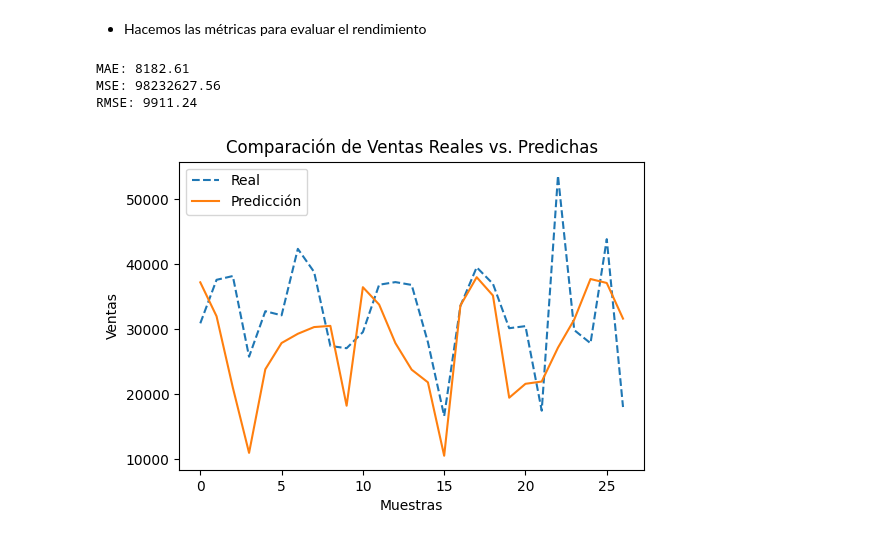
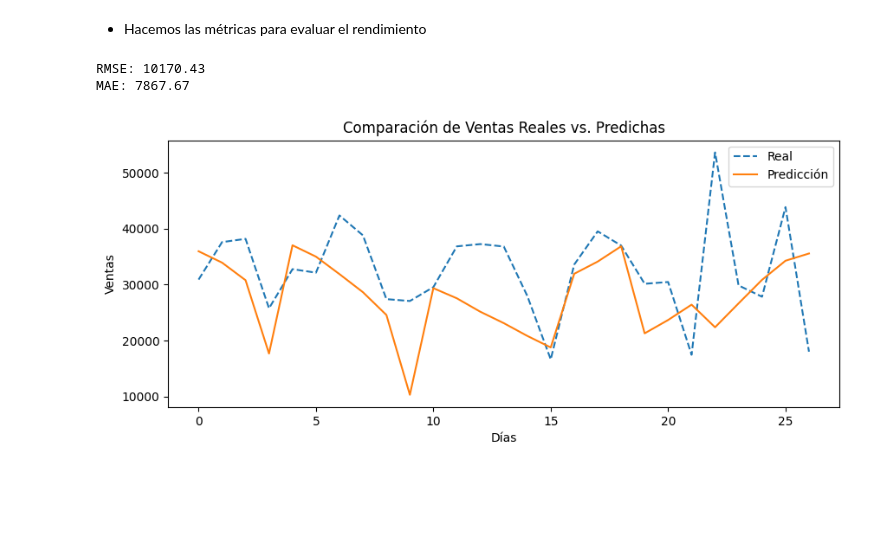
Before and after one commit to Proyecto-IA-y-BD/Proyecto-IA-BD, a Jupyter notebook: regression/src/models/keras.ipynb, the cells around one changed output. Saved outputs shown, nothing was run; the diff lists cells and outputs as text; code cells hidden in the pictures; blank space fills up the shorter version.

```diff
--- a/regression/src/models/keras.ipynb
+++ b/regression/src/models/keras.ipynb
@@ -65,12 +72,14 @@ model.fit(X_to_train, Y_to_train, epochs=150, batch_size=32, verbose=0)
 # %%
 df_to_test = pd.read_csv("../../data/dataset_prediction.csv", parse_dates=['InvoiceDate'])
+df_to_test = add_cyclic_features(df_to_test)
+df_to_test = add_holiday_feature(df_to_test)
+df_to_test = add_lags(df_to_test)
+df_to_test = add_rolling_means(df_to_test)
 
-df_to_test['Month_sin'] = np.sin(2 * np.pi * df_to_test['Month'] / 12)
-df_to_test['Month_cos'] = np.cos(2 * np.pi * df_to_test['Month'] / 12)
-df_to_test['Day_sin'] = np.sin(2 * np.pi * df_to_test['Day'] / 12)
-df_to_test['Day_cos'] = np.cos(2 * np.pi * df_to_test['Day'] / 12)
+df_to_test['IsMonthEnd'] = df_to_test['InvoiceDate'].dt.is_month_end.astype(int)
+df_to_test['IsWeekend'] = (df_to_test['DayOfWeek'] >= 5).astype(int)
 
-X_to_test = df_to_test[['Year', 'Month', 'Day', 'DayOfWeek', 'Quarter', 'Month_sin', 'Month_cos', 'Day_sin', 'Day_cos']]
+X_to_test =  df_to_test[['Year', 'Month', 'Day', 'DayOfWeek', 'Quarter', 'IsHoliday', 'Month_sin', 'Month_cos', 'Day_sin', 'Day_cos']]
 Y_to_test = df_to_test['TotalSales'].values.reshape(-1, 1)
 
 # Normalizar los datos de prueba
@@ -86,26 +95,20 @@ Y_to_test = scaler_Y.inverse_transform(Y_to_test)
 # %% [markdown]
 - Hacemos las métricas para evaluar el rendimiento
 # %%
-# Calcular métricas
 mae = mean_absolute_error(Y_to_test, predictions)
-mse = mean_squared_error(Y_to_test, predictions)
-rmse = np.sqrt(mse)
+rmse = np.sqrt(mean_squared_error(Y_to_test, predictions))
+print(f"RMSE: {rmse:.2f}")
+print(f"MAE: {mae:.2f}")
 
-print(f"MAE: {mae:.2f}")
-print(f"MSE: {mse:.2f}")
-print(f"RMSE: {rmse:.2f}")
-
-# Graficar resultados
-plt.figure(figsize=(6, 4))
+plt.figure(figsize=(10, 4))
 plt.plot(Y_to_test, label="Real", linestyle="dashed")
 plt.plot(predictions, label="Predicción")
 plt.legend()
 plt.title("Comparación de Ventas Reales vs. Predichas")
-plt.xlabel("Muestras")
+plt.xlabel("Días")
 plt.ylabel("Ventas")
 plt.show()
 # %% [output]
-MAE: 8182.61
-MSE: 98232627.56
-RMSE: 9911.24
+RMSE: 10170.43
+MAE: 7867.67
-[figure, old version]
+[figure, new version]
```
Also changed, not shown: parts of 12 cells of this notebook.
